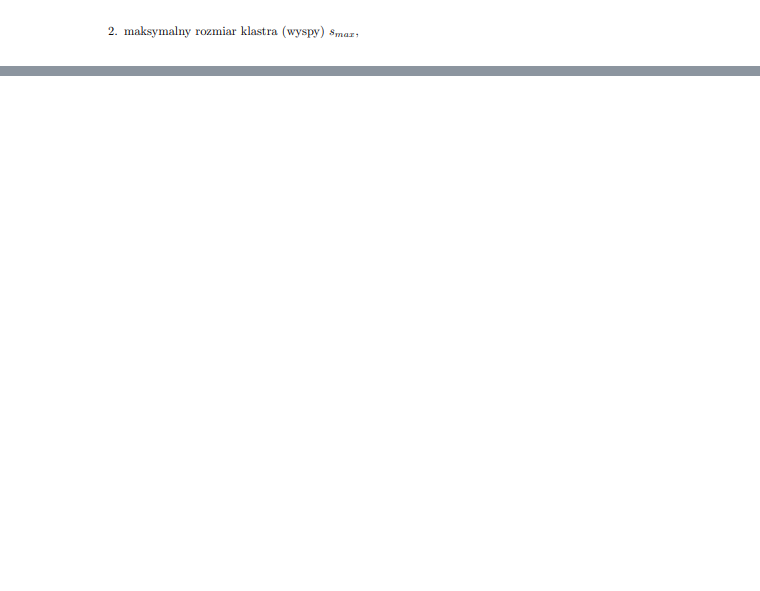
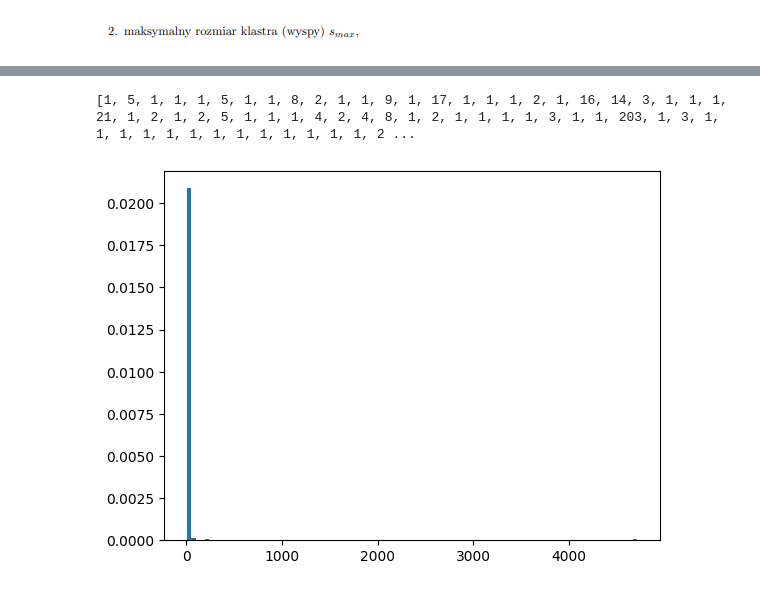
Before and after one commit to rafglo/Fizyka-ukladow-zlozonych, a Jupyter notebook: model_prekolacji.ipynb, the cells around one changed output, grey strips where cells are left out. Drawn from its saved outputs; the diff is of its cells as text; code cells hidden in the pictures; blank space fills up the shorter version.

```diff
--- a/model_prekolacji.ipynb
+++ b/model_prekolacji.ipynb
@@ -128,0 +197,8 @@ def cluster(L, p):
+# %%
+clusters = cluster(100,0.6)[1]
+print(clusters)
+plt.hist(clusters, density=True, bins= 100)
+plt.show()
+# %% [output]
+[1, 5, 1, 1, 1, 5, 1, 1, 8, 2, 1, 1, 9, 1, 17, 1, 1, 1, 2, 1, 16, 14, 3, 1, 1, 1, 21, 1, 2, 1, 2, 5, 1, 1, 1, 4, 2, 4, 8, 1, 2, 1, 1, 1, 1, 3, 1, 1, 203, 1, 3, 1, 1, 1, 1, 1, 1, 1, 1, 1, 1, 1, 1, 1, 2 ...
+[figure, added]
```
Also changed, not shown: parts of 9 cells of this notebook, 2 other files.
